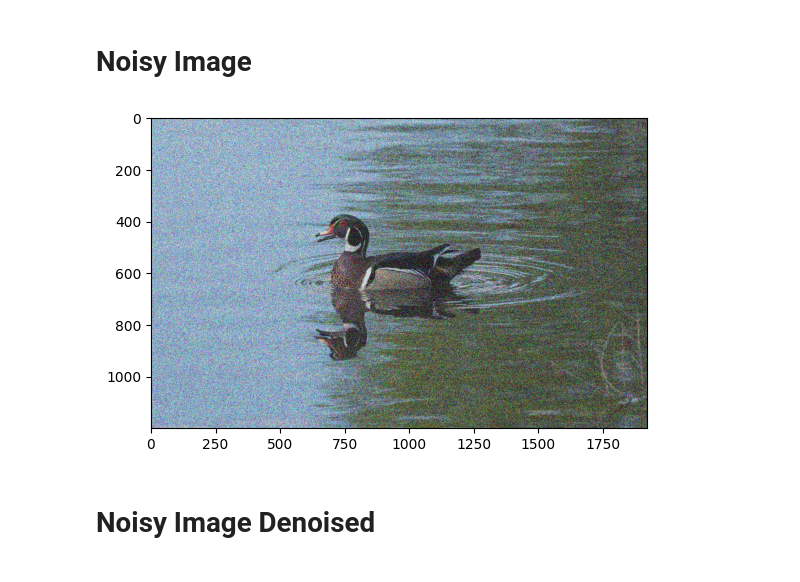
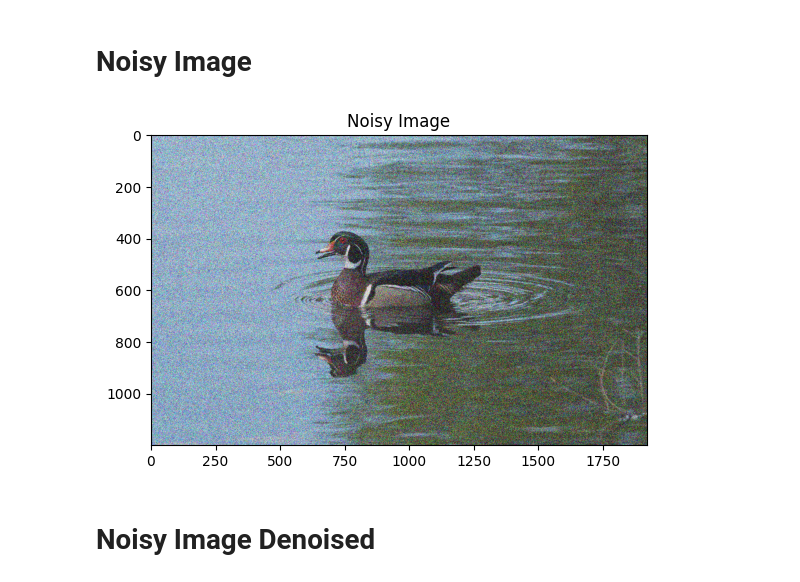
Before and after one commit to WesleyVong/cs445_final_project, a Jupyter notebook: final_project.ipynb, the cells around one changed output. Saved outputs shown, nothing was run; the diff lists cells and outputs as text; code cells hidden in the pictures.

```diff
--- a/final_project.ipynb
+++ b/final_project.ipynb
@@ -10,9 +10,10 @@ img = cv2.imread(im_dir)
 img = img.astype(np.float32)/255
 channels = img.shape[-1]
 # %%
-def display_img(img):
+def display_img(img,title=""):
     img_rgb = cv2.cvtColor(np.float32(img), cv2.COLOR_BGR2RGB)
     img_rgb = np.clip(img_rgb,a_min=0,a_max=1)
+    plt.title(title)
     plt.imshow(img_rgb)
 # %%
 def normalize(img):
@@ -31,9 +32,9 @@ sigma = 0.4
 noise = np.random.normal(mu, sigma, size=img.shape)
 img_noisy = img + noise
 # %%
-display_img(img_noisy)
+display_img(img_noisy, 'Noisy Image')
 # %% [output]
-[figure, old version]
+[figure, new version]
 # %% [markdown]
 <h1>Noisy Image Denoised</h1>
 # %%
```
Also changed, not shown: parts of 26 cells of this notebook, 1 other file.
